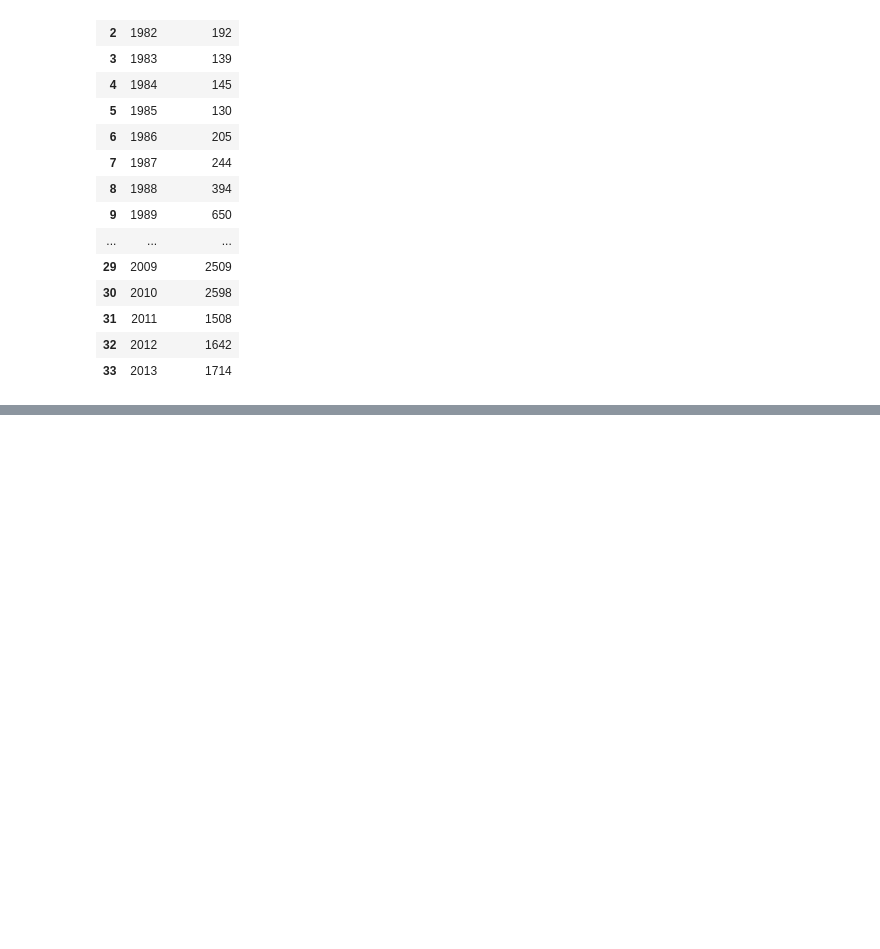
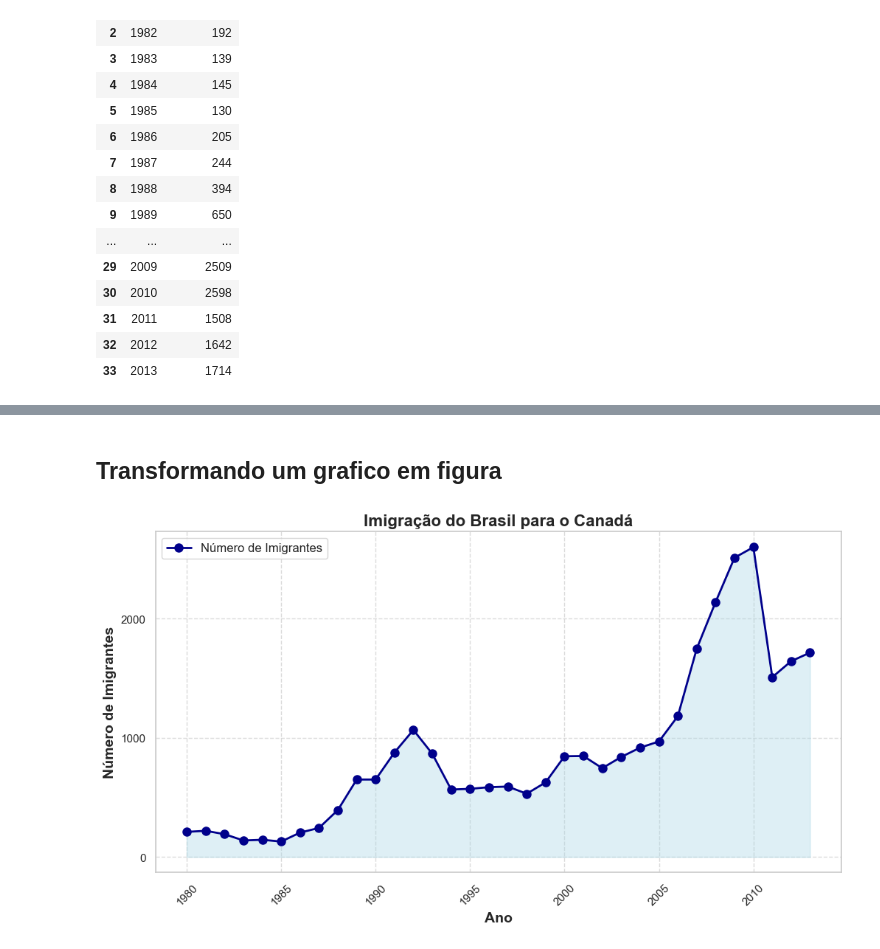
Before and after one commit to Gih-RSB/SemanaEstatistica, a Jupyter notebook: notebooks/imigracao.ipynb, the cells around one changed output, grey strips where cells are left out. Cells and saved outputs as stored; diff of their text form; code cells hidden in the pictures; blank space fills up the shorter version.

```diff
--- a/notebooks/imigracao.ipynb
+++ b/notebooks/imigracao.ipynb
@@ -154,0 +156,42 @@ plt.show()
+# %% [markdown]
+## Transformando um grafico em figura
+# %%
+import matplotlib.pyplot as plt
+import seaborn as sns
+
+# Definir o estilo do gráfico usando seaborn
+sns.set(style="whitegrid")
+
+# Configuração da figura
+plt.figure(figsize=(12, 6))
+
+# Plotagem dos dados com linha sólida e marcadores
+plt.plot(dados_brasil['ano'], dados_brasil['imigrantes'],
+         color='darkblue', marker='o', linestyle='-', linewidth=2, markersize=8)
+
+# Adiciona uma área de preenchimento abaixo da linha
+plt.fill_between(dados_brasil['ano'], dados_brasil['imigrantes'], color='lightblue', alpha=0.4)
+
+# Configuração dos ticks no eixo x
+plt.xticks(['1980', '1985', '1990', '1995', '2000', '2005', '2010'], rotation=45)
+
+# Configuração dos ticks no eixo y
+plt.yticks(range(0, max(dados_brasil['imigrantes']) + 1, 1000))
+
+# Adiciona a grade ao gráfico
+plt.grid(True, linestyle='--', alpha=0.7)
+
+# Adiciona o título do gráfico
+plt.title('Imigração do Brasil para o Canadá', fontsize=16, fontweight='bold')
+
+# Adiciona rótulos aos eixos
+plt.xlabel('Ano', fontsize=14, fontweight='bold')
+plt.ylabel('Número de Imigrantes', fontsize=14, fontweight='bold')
+
+# Adiciona uma legenda
+plt.legend(['Número de Imigrantes'], loc='upper left', fontsize=12)
+
+# Exibe o gráfico
+plt.show()
+# %% [output]
+[figure, added]
```
Also changed, not shown: parts of 7 cells of this notebook.
